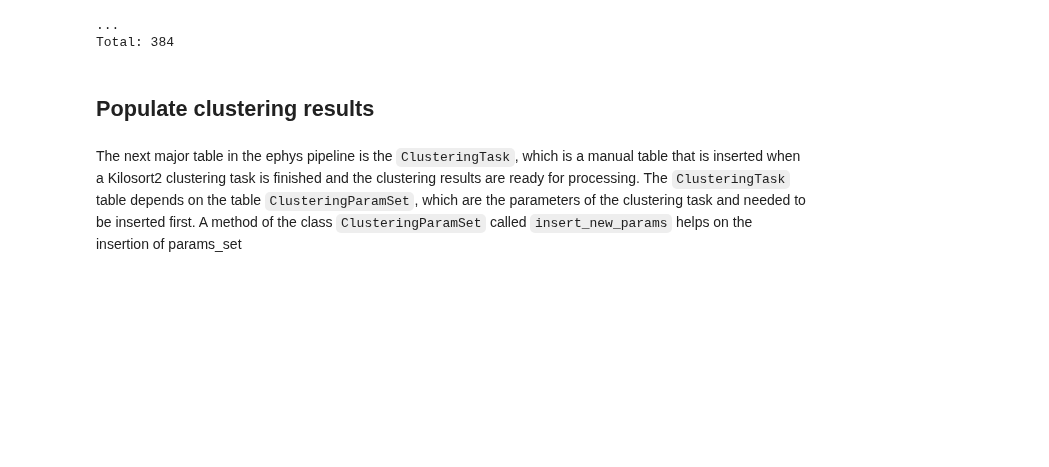
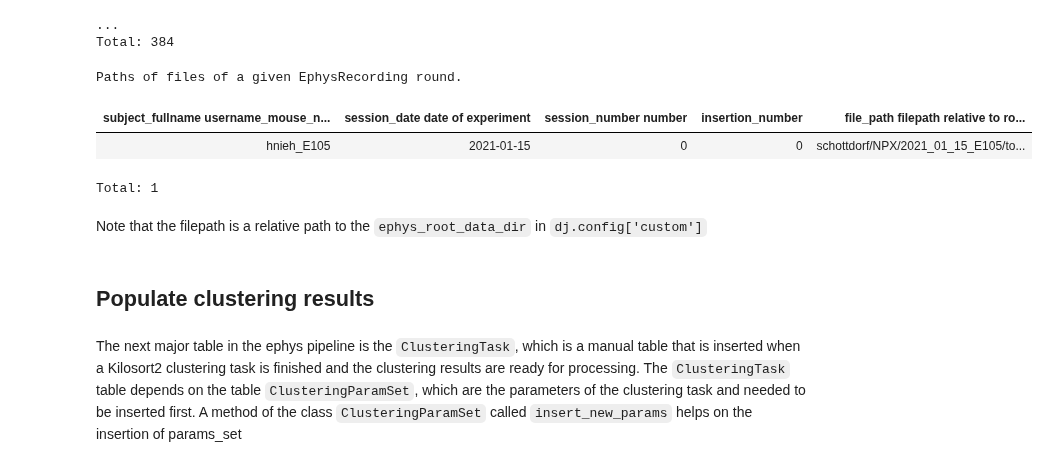
Before and after one commit to BrainCOGS/U19-pipeline-python, a Jupyter notebook: notebooks/ephys_element/02-process-ephys-workflow.ipynb, the cells around one changed output. Cells and saved outputs as stored; diff of their text form; code cells hidden in the pictures; blank space fills up the shorter version.

```diff
--- a/notebooks/ephys_element/ephys_element_workflow.ipynb
+++ b/notebooks/ephys_element/02-process-ephys-workflow.ipynb
@@ -106,6 +119,15 @@ ephys_element.EphysRecording * probe_element.ElectrodeConfig.Electrode & probe_i
 | hnieh_E105 | 2021-01-15 | 0 | 0 | 6f6d8149-1603-9d2c-f884-0fdf995ec8b3 | ... |
 ...
 Total: 384
+# %%
+ephys_element.EphysRecording.EphysFile()
+# %% [output]
+Paths of files of a given EphysRecording round.
+| subject_fullname username_mouse_n... | session_date date of experiment | session_number number | insertion_number | file_path filepath relative to ro... |
+| hnieh_E105 | 2021-01-15 | 0 | 0 | schottdorf/NPX/2021_01_15_E105/to... |
+Total: 1
+# %% [markdown]
+Note that the filepath is a relative path to the `ephys_root_data_dir` in `dj.config['custom']`
 # %% [markdown]
 ## Populate clustering results
 # %% [markdown]
```
Also changed, not shown: parts of 15 cells of this notebook, 3 other files.
